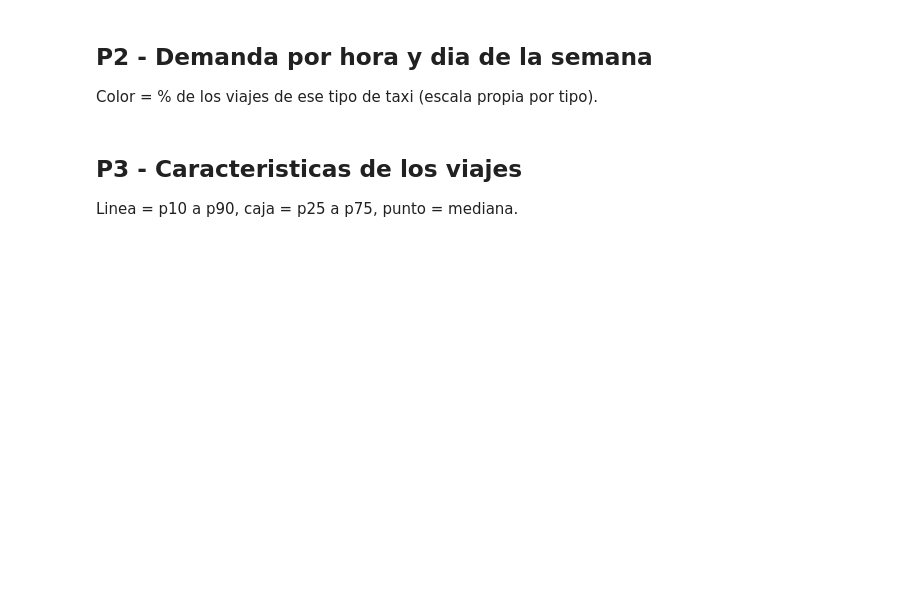
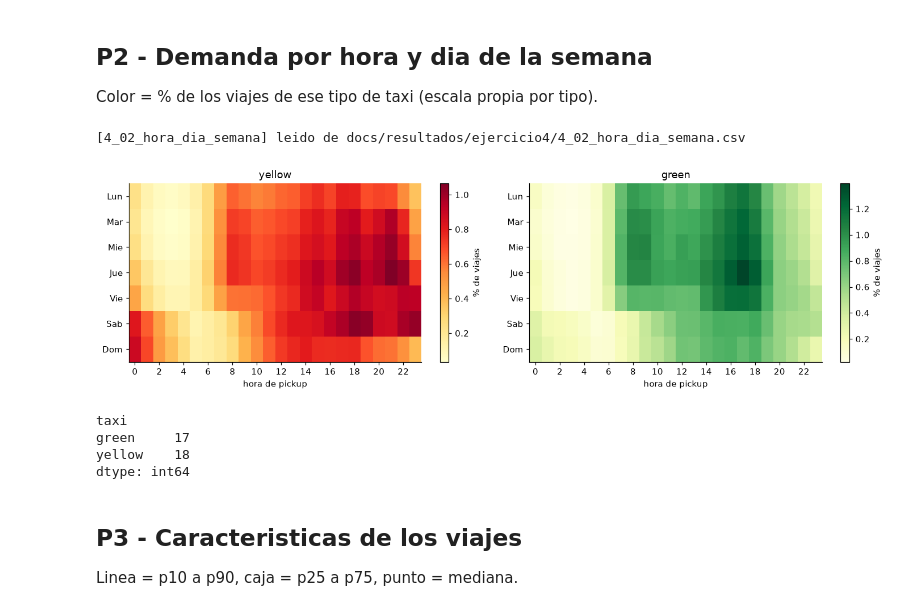
Before and after one commit to nicollegordillo/duckdb, a Jupyter notebook: notebooks/ejercicio4_analisis.ipynb, the cells around one changed output. Cells and saved outputs as stored; diff of their text form; code cells hidden in the pictures; blank space fills up the shorter version.

```diff
--- a/notebooks/ejercicio4_analisis.ipynb
+++ b/notebooks/ejercicio4_analisis.ipynb
@@ -57,18 +90,25 @@ p1
 
 Color = % de los viajes de ese tipo de taxi (escala propia por tipo).
 # %%
-p2 = correr("sql/ejercicio4/4_02_hora_dia_semana.sql")
+p2 = cargar("sql/ejercicio4/4_02_hora_dia_semana.sql")
 fig, ejes = plt.subplots(1, 2, figsize=(13, 3.8))
 for eje, taxi in zip(ejes, ["yellow", "green"]):
     m = p2[p2.taxi == taxi].pivot(index="dia_semana", columns="hora", values="pct_del_tipo")
     im = eje.imshow(m.values, aspect="auto", cmap="YlOrRd" if taxi == "yellow" else "YlGn")
     eje.set_yticks(range(7), DIAS)
     eje.set_xticks(range(0, 24, 2), range(0, 24, 2))
     eje.set_xlabel("hora de pickup")
     eje.set_title(taxi)
     fig.colorbar(im, ax=eje, label="% de viajes")
 guardar(fig, "p2_hora_dia")
 p2.groupby(["taxi", "hora"]).viajes.sum().unstack(0).idxmax()   # hora pico por tipo
+# %% [output]
+[4_02_hora_dia_semana] leido de docs/resultados/ejercicio4/4_02_hora_dia_semana.csv
+[figure, added]
+taxi
+green     17
+yellow    18
+dtype: int64
 # %% [markdown]
 ## P3 - Caracteristicas de los viajes
 
```
Also changed, not shown: parts of 13 cells of this notebook, 34 other files.
